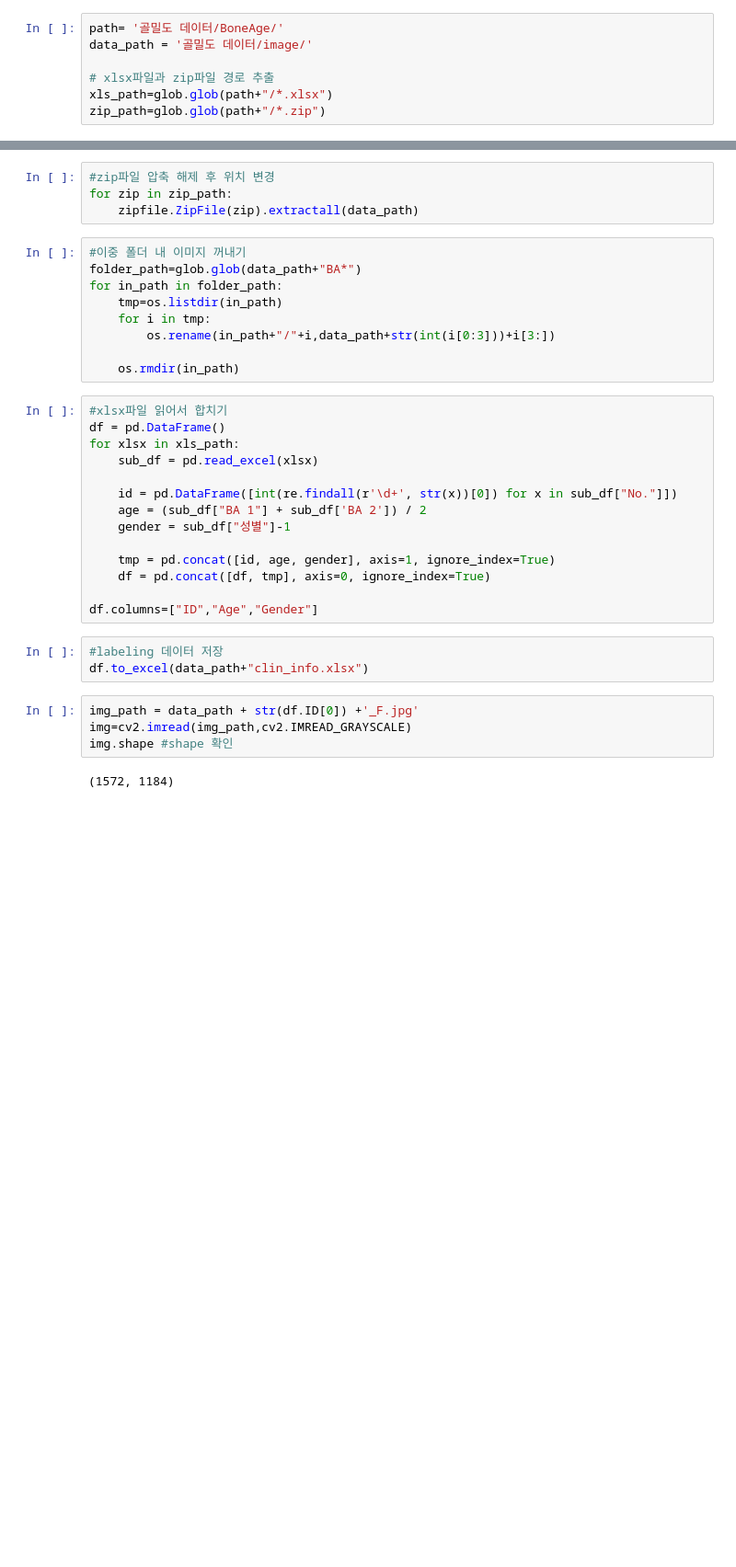
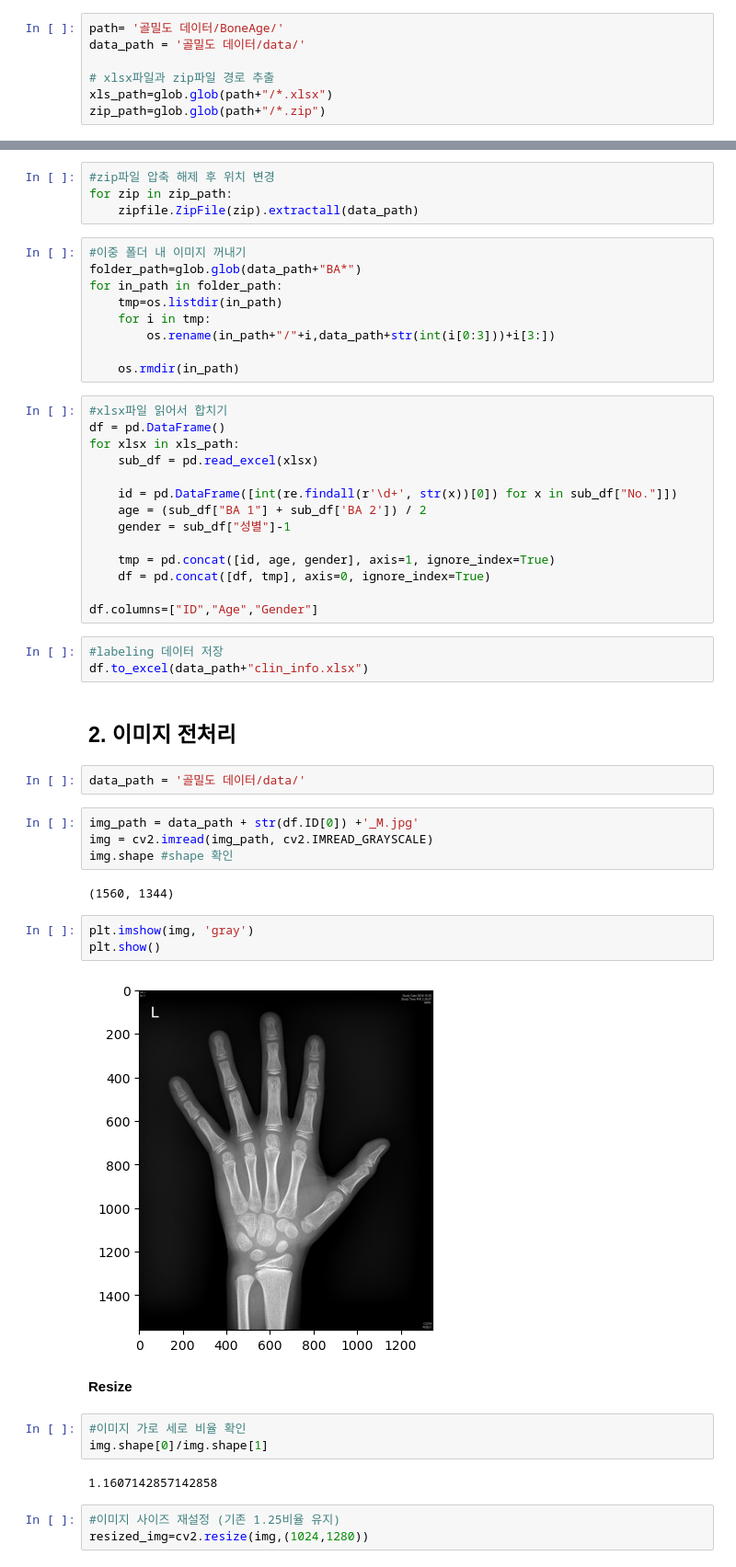
Before and after one commit to Junoflows/BoneAge_Project, a Jupyter notebook: practice.ipynb, the cells around one changed output, grey strips where cells are left out. Shown: that part at 92% size. Saved outputs shown, nothing was run; the diff lists cells and outputs as text; blank space fills up the shorter version.

```diff
--- a/practice.ipynb
+++ b/practice.ipynb
@@ -12,7 +12,7 @@ import zipfile
 import cv2
 # %%
 path= '골밀도 데이터/BoneAge/'
-data_path = '골밀도 데이터/image/'
+data_path = '골밀도 데이터/data/'
 
 # xlsx파일과 zip파일 경로 추출
 xls_path=glob.glob(path+"/*.xlsx")
@@ -47,9 +51,28 @@ df.columns=["ID","Age","Gender"]
 # %%
 #labeling 데이터 저장
 df.to_excel(data_path+"clin_info.xlsx")
+# %% [markdown]
+## 2. 이미지 전처리
+# %%
+data_path = '골밀도 데이터/data/'
 # %%
-img_path = data_path + str(df.ID[0]) +'_F.jpg'
-img=cv2.imread(img_path,cv2.IMREAD_GRAYSCALE)
+img_path = data_path + str(df.ID[0]) +'_M.jpg'
+img = cv2.imread(img_path, cv2.IMREAD_GRAYSCALE)
 img.shape #shape 확인
 # %% [output]
-(1572, 1184)
+(1560, 1344)
+# %%
+plt.imshow(img, 'gray')
+plt.show()
+# %% [output]
+[figure, added]
+# %% [markdown]
+__Resize__
+# %%
+#이미지 가로 세로 비율 확인
+img.shape[0]/img.shape[1]
+# %% [output]
+1.1607142857142858
+# %%
+#이미지 사이즈 재설정 (기존 1.25비율 유지)
+resized_img=cv2.resize(img,(1024,1280))
```
Also changed, not shown: parts of 8 cells of this notebook.
